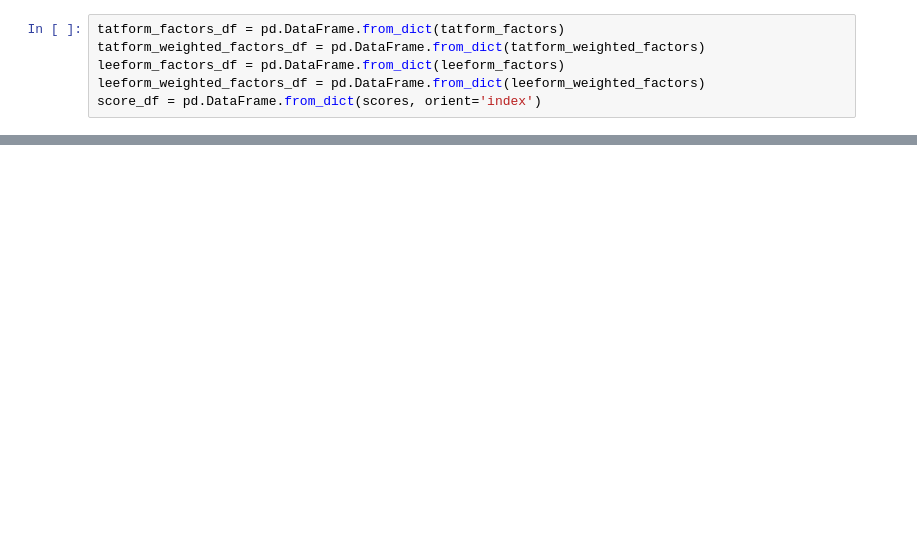
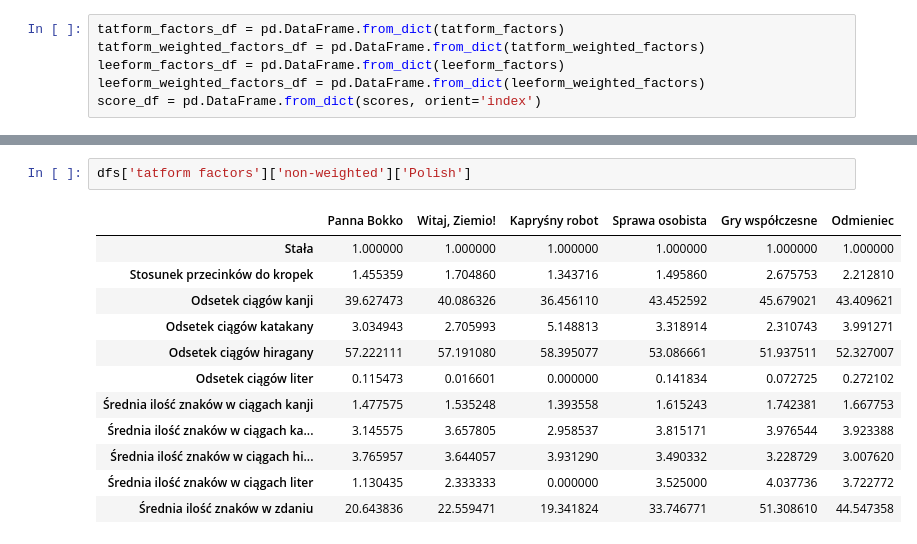
Before and after one commit to Sig00rd/thesis-research, a Jupyter notebook: data & results analysis & presentation.ipynb, the cells around one changed output, grey strips where cells are left out. Saved outputs shown, nothing was run; the diff lists cells and outputs as text; blank space fills up the shorter version.

```diff
--- a/data & results analysis & presentation.ipynb
+++ b/data & results analysis & presentation.ipynb
@@ -98,0 +206,15 @@ score_df
+# %%
+dfs['tatform factors']['non-weighted']['Polish']
+# %% [output]
+|  | Panna Bokko | Witaj, Ziemio! | Kapryśny robot | Sprawa osobista | Gry współczesne | Odmieniec |
+| Stała | 1.000000 | 1.000000 | 1.000000 | 1.000000 | 1.000000 | 1.000000 |
+| Stosunek przecinków do kropek | 1.455359 | 1.704860 | 1.343716 | 1.495860 | 2.675753 | 2.212810 |
+| Odsetek ciągów kanji | 39.627473 | 40.086326 | 36.456110 | 43.452592 | 45.679021 | 43.409621 |
+| Odsetek ciągów katakany | 3.034943 | 2.705993 | 5.148813 | 3.318914 | 2.310743 | 3.991271 |
+| Odsetek ciągów hiragany | 57.222111 | 57.191080 | 58.395077 | 53.086661 | 51.937511 | 52.327007 |
+| Odsetek ciągów liter | 0.115473 | 0.016601 | 0.000000 | 0.141834 | 0.072725 | 0.272102 |
+| Średnia ilość znaków w ciągach kanji | 1.477575 | 1.535248 | 1.393558 | 1.615243 | 1.742381 | 1.667753 |
+| Średnia ilość znaków w ciągach ka... | 3.145575 | 3.657805 | 2.958537 | 3.815171 | 3.976544 | 3.923388 |
+| Średnia ilość znaków w ciągach hi... | 3.765957 | 3.644057 | 3.931290 | 3.490332 | 3.228729 | 3.007620 |
+| Średnia ilość znaków w ciągach liter | 1.130435 | 2.333333 | 0.000000 | 3.525000 | 4.037736 | 3.722772 |
+| Średnia ilość znaków w zdaniu | 20.643836 | 22.559471 | 19.341824 | 33.746771 | 51.308610 | 44.547358 |
```
Also changed, not shown: parts of 19 cells of this notebook, 1 other file.
